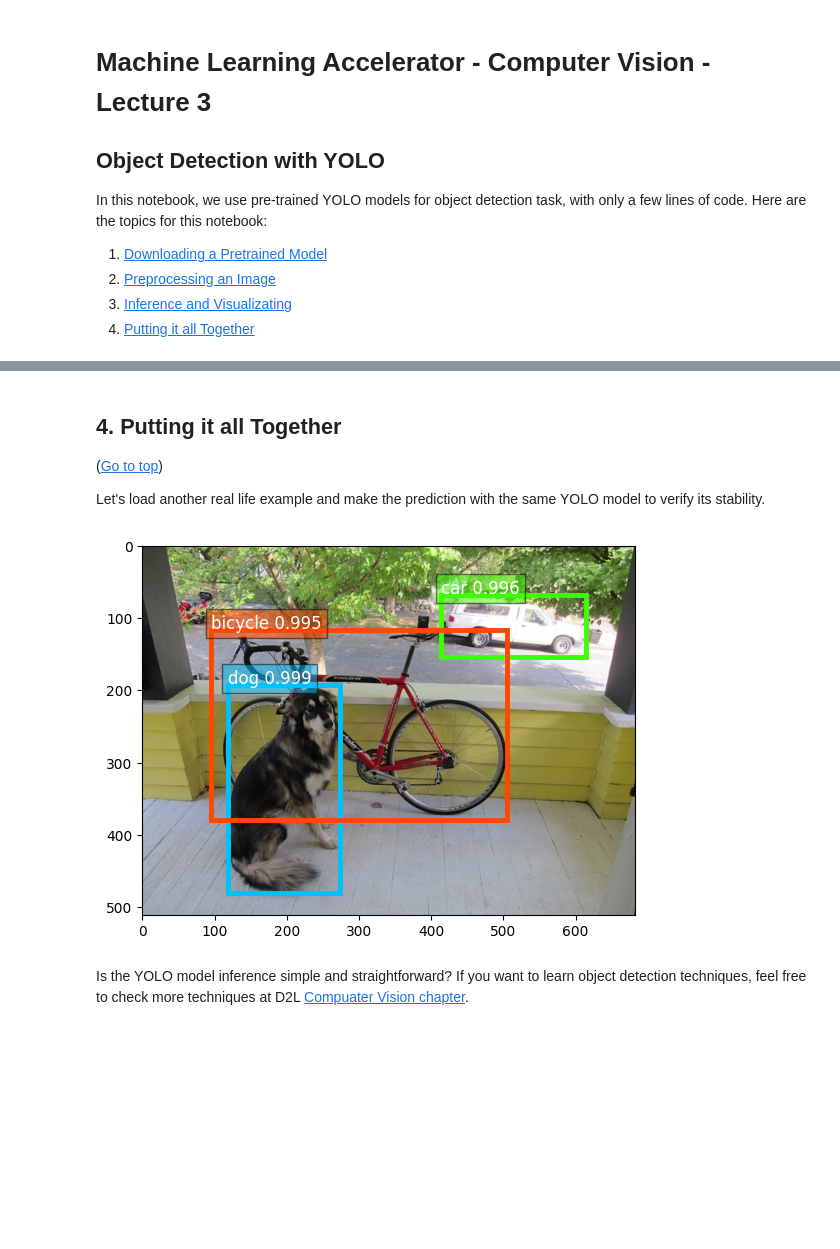
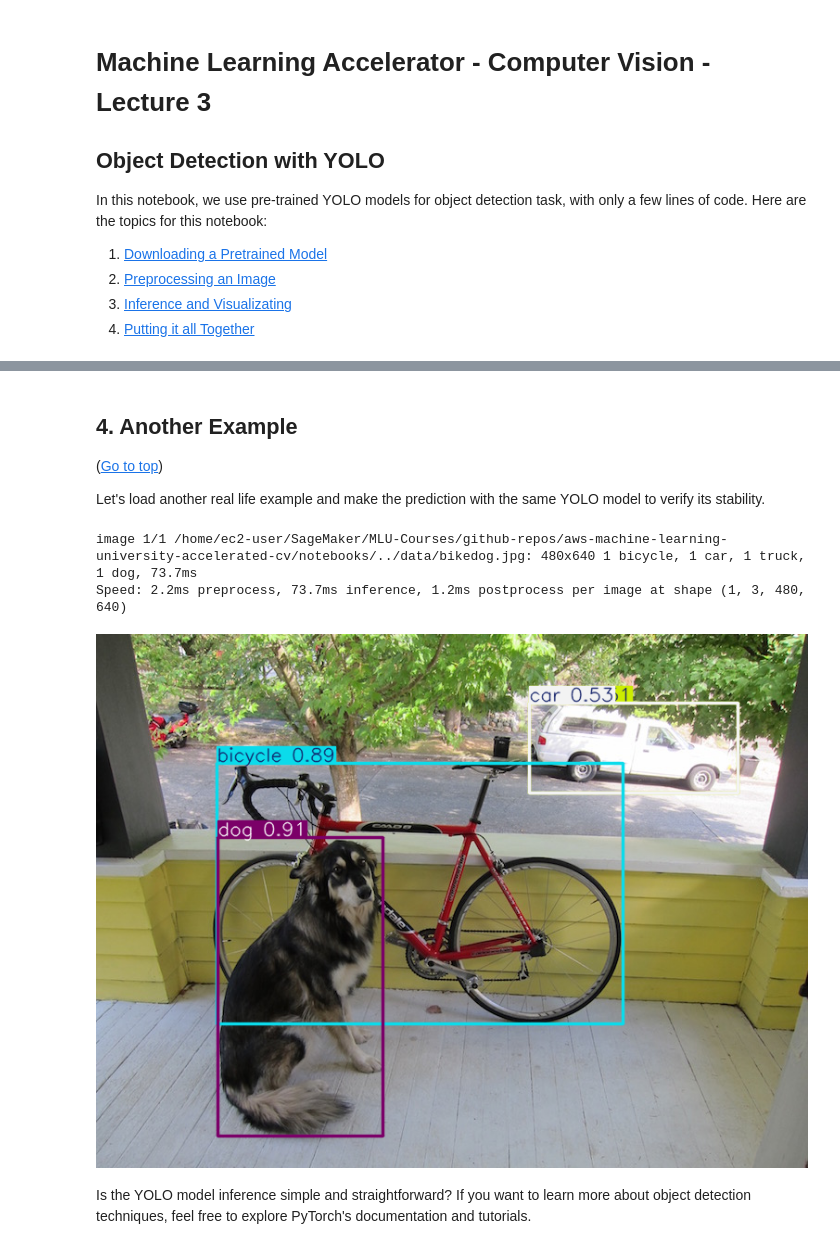
Before and after one commit to aws-samples/aws-machine-learning-university-accelerated-cv, a Jupyter notebook: notebooks/MLA-CV-DAY3-YOLO.ipynb, the cells around one changed output, grey strips where cells are left out. Drawn from its saved outputs; the diff is of its cells as text; code cells hidden in the pictures; blank space fills up the shorter version.

```diff
--- a/notebooks/MLA-CV-DAY3-YOLO.ipynb
+++ b/notebooks/MLA-CV-DAY3-YOLO.ipynb
@@ -110,17 +77,17 @@ plt.show()
 # %% [markdown]
-## 4. <a name="4">Putting it all Together</a>
+## 4. <a name="4">Another Example</a>
 (<a href="#0">Go to top</a>)
 
 Let's load another real life example and make the prediction with the same YOLO model to verify its stability.
-# %%
-dog_bike = '../data/bikedog.jpg'
-
-dog_bike_raw, dog_bike_img = yolo.load_test(dog_bike, short=512)
-dog_bike_class_IDs, dog_bike_scores, dog_bike_bounding_boxs = net(dog_bike_raw)
-ax = plot_bbox(dog_bike_img, dog_bike_bounding_boxs[0], dog_bike_scores[0],
-                         dog_bike_class_IDs[0], class_names=net.classes)
-plt.show()
-# %% [output]
-[figure, removed]
+# %%
+dog_bike = '../data/bikedog.jpg'
+
+# Run batched inference on a list of images
+result = model(dog_bike)
+result[0].show()
+# %% [output]
+image 1/1 /home/ec2-user/SageMaker/MLU-Courses/github-repos/aws-machine-learning-university-accelerated-cv/notebooks/../data/bikedog.jpg: 480x640 1 bicycle, 1 car, 1 truck, 1 dog, 73.7ms
+Speed: 2.2ms preprocess, 73.7ms inference, 1.2ms postprocess per image at shape (1, 3, 480, 640)
+[figure, added]
 # %% [markdown]
-Is the YOLO model inference simple and straightforward? If you want to learn object detection techniques, feel free to check more techniques at D2L [Compuater Vision chapter](https://d2l.ai/chapter_computer-vision/index.html).
+Is the YOLO model inference simple and straightforward? If you want to learn more about object detection techniques, feel free to explore PyTorch's documentation and tutorials.
```
Also changed, not shown: parts of 18 cells of this notebook, 8 other files.
